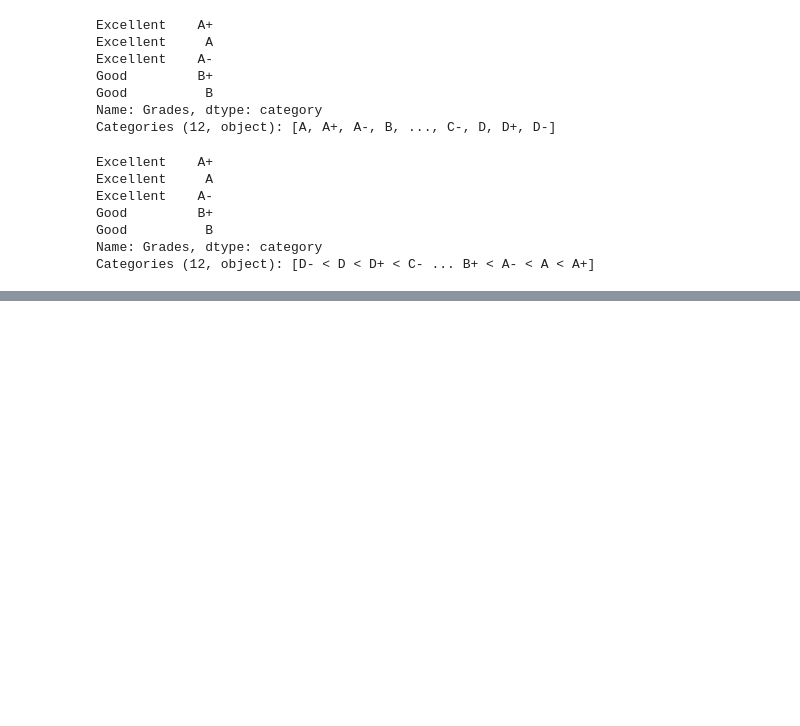
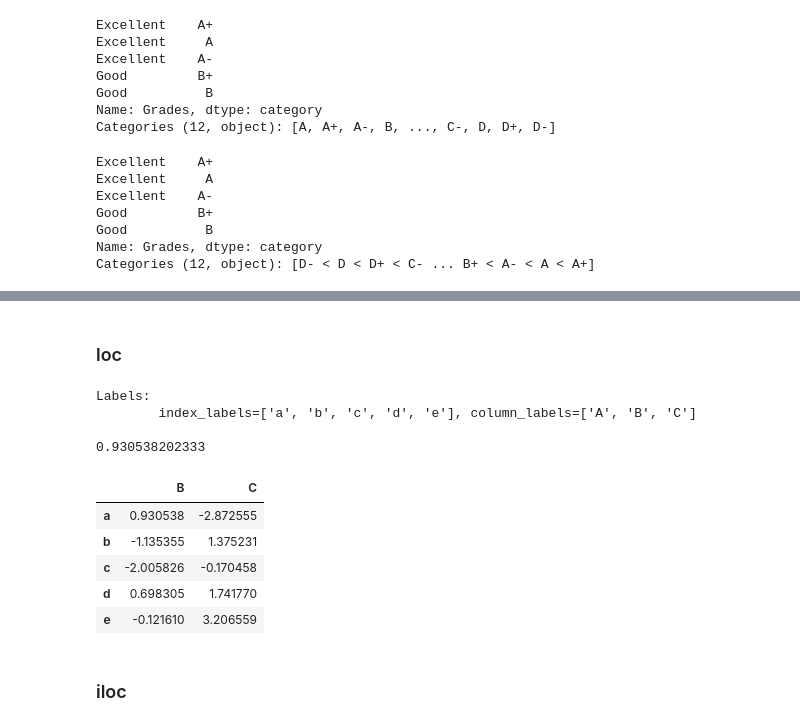
Before and after one commit to kishorepv/Data-Science-with-Python, a Jupyter notebook: Pandas library (Python).ipynb, the cells around one changed output, grey strips where cells are left out. Cells and saved outputs as stored; diff of their text form; code cells hidden in the pictures; blank space fills up the shorter version.

```diff
--- a/Pandas library (Python).ipynb
+++ b/Pandas library (Python).ipynb
@@ -1345,0 +1374,71 @@ Categories (12, object): [D- < D < D+ < C- ... B+ < A- < A < A+]
+# %% [markdown]
+### loc
+# %%
+printf("Labels:\n\tindex_labels={}, column_labels={}".format(df.index.tolist(), df.columns.tolist()))
+
+#labels means indices or column_names
+#non_label means list of labels or slice of labels
+
+# loc[I,J] ; I,J in {labels, list_of_labels, slice_of_labels, boolean_series_or_list}
+
+### ONE RULE ###
+#***************************************#
+#  OUTPUT_DIMENSION=2-NUMBER_OF_LABELS  #
+#***************************************#
+
+#        ___2 LABELS___ -> output is (2-2=0) 0-dim, i.e. scalar
+#        ___1 LABELS___ -> output is (2-1=0) 1-dim, i.e. Series
+#        ___0 LABELS___ -> output is (2-0=2) 2-dim, i.e. DataFrame
+
+
+
+# ___2 LABELS___
+
+# label,label
+printf(df.loc["a","B"]) # scalar
+
+
+# ___1 label___
+
+#label, non_label (list of labels)
+df.loc["a", ["B"]] # Series
+#label, non_label (slice of labels)
+df.loc["a", "A":"B"] # Series
+# non_label (list of labels), label
+df.loc[["a"], "B"] # Series
+#non_label (slice of labels), label
+df.loc["a":"b", "C"] # Series
+
+
+# ___0 labels___
+
+# non_label (list of labels), non_label (list of labels)
+df.loc[["a","b"], ["A","C"]] # DataFrame
+# non_label (list of labels), non_label (slice of labels)
+df.loc[["a","b"], "A":"C"] # DataFrame
+# non_label (slice of labels), non_label (list of labels)
+df.loc["a":"b", ["A","C"]] # DataFrame
+# non_label (slice of labels), non_label (slice of labels)
+df.loc["a":"b", "A":"C"] # DataFrame
+
+
+# for loc non specified dimensions are equal to ':'
+df.loc["a"] == df.loc["a",:] #output=Series
+df.loc[["b"]] == df.loc[["b"], :] # ouput=DataFrame
+
+# slice start:end IINCLUDES the end, unlike python slices!
+df.loc["a":"b"] #includes index"b" too
+df.loc[:, "B":"C"] #includes columns "C" too
+# %% [output]
+Labels:
+        index_labels=['a', 'b', 'c', 'd', 'e'], column_labels=['A', 'B', 'C']
+
+0.930538202333
+|  | B | C |
+| a | 0.930538 | -2.872555 |
+| b | -1.135355 | 1.375231 |
+| c | -2.005826 | -0.170458 |
+| d | 0.698305 | 1.741770 |
+| e | -0.121610 | 3.206559 |
+# %% [markdown]
+### iloc
```
Also changed, not shown: parts of 6 cells of this notebook.
